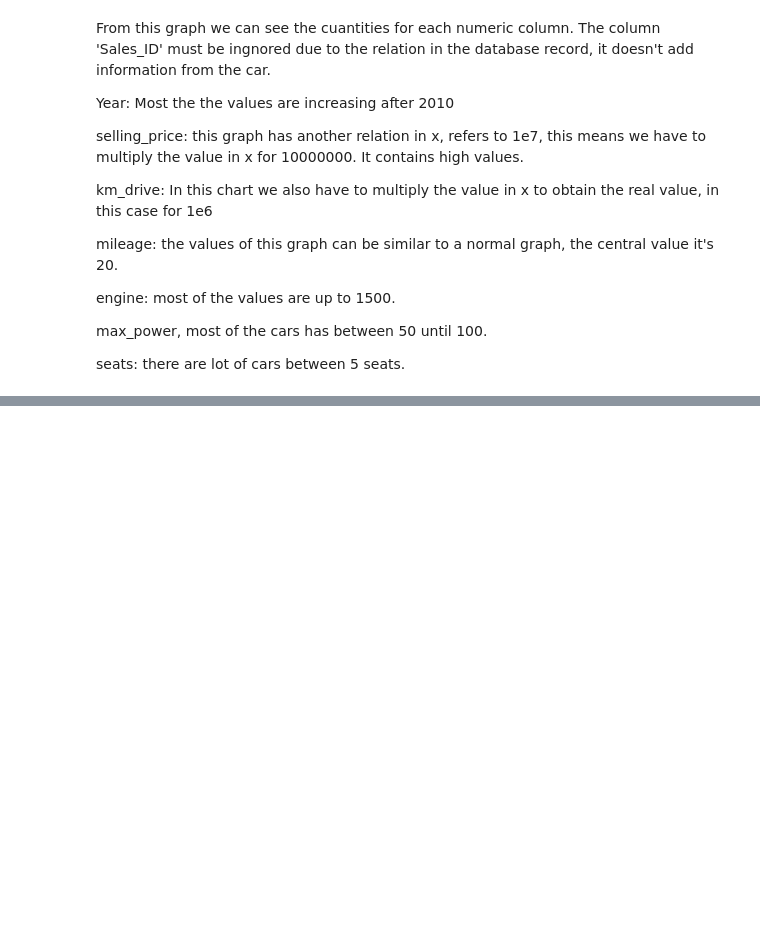
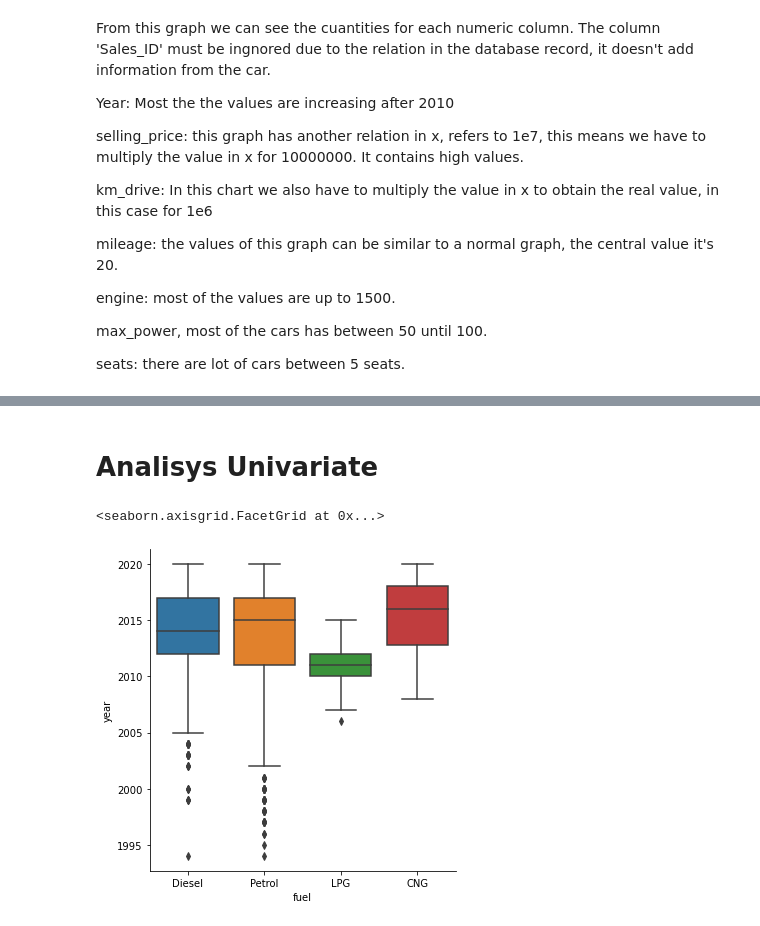
Before and after one commit to parivgabriela/DATA, a Jupyter notebook: car_selling_data/car_data.ipynb, the cells around one changed output, grey strips where cells are left out. Drawn from its saved outputs; the diff is of its cells as text; code cells hidden in the pictures; blank space fills up the shorter version.

Commit message:
add univariate graph and their explanation

```diff
--- a/car_selling_data/car_data.ipynb
+++ b/car_selling_data/car_data.ipynb
@@ -176,0 +181,2 @@ seats: there are lot of cars between 5 seats.
+# %%
+df_1 = df.drop(columns=['Sales_ID', 'State or Province', 'City'], axis=1)
@@ -176,0 +193,7 @@ seats: there are lot of cars between 5 seats.
+# %% [markdown]
+# Analisys Univariate
+# %%
+sns.catplot(data=df_1, x='fuel', y='year', kind='box')
+# %% [output]
+<seaborn.axisgrid.FacetGrid at 0x...>
+[figure, added]
```
Also changed, not shown: parts of 6 cells of this notebook.
